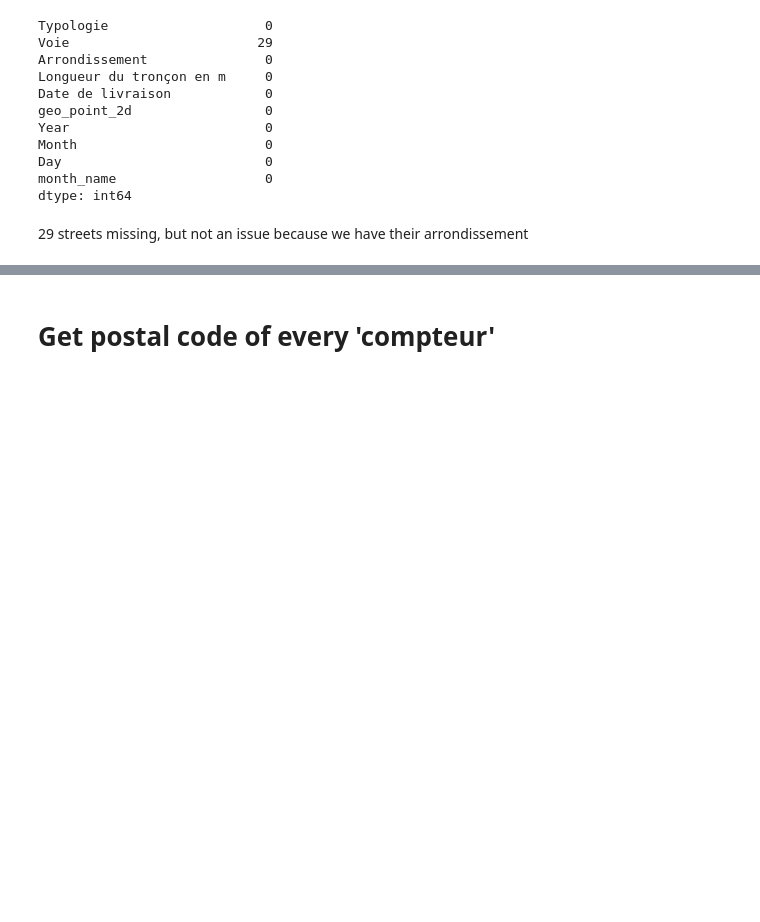
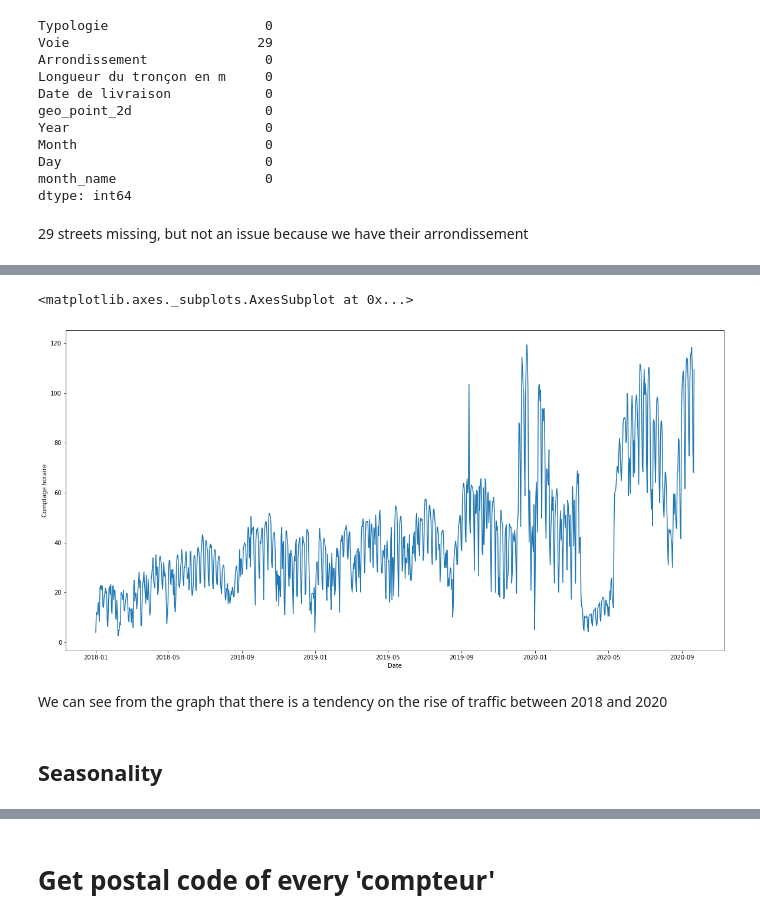
Before and after one commit to tmcdonald92/Bike-Traffic-In-Paris, a Jupyter notebook: Bycicles in Paris.ipynb, the cells around one changed output, grey strips where cells are left out. Cells and saved outputs as stored; diff of their text form; code cells hidden in the pictures; blank space fills up the shorter version.

```diff
--- a/Bycicles in Paris.ipynb
+++ b/Bycicles in Paris.ipynb
@@ -236,0 +293,3 @@ dtype: int64
+# %%
+total_traffic_date = total_traffic[['Comptage horaire','Date']].groupby(by=['Date'], as_index=False).mean()
+total_traffic_date
@@ -236,0 +310,10 @@ dtype: int64
+# %%
+figure(figsize=(20, 10))
+sns.lineplot(data=total_traffic_date, x="Date", y="Comptage horaire")
+# %% [output]
+<matplotlib.axes._subplots.AxesSubplot at 0x...>
+[figure, added]
+# %% [markdown]
+We can see from the graph that there is a tendency on the rise of traffic between 2018 and 2020
+# %% [markdown]
+## Seasonality
```
Also changed, not shown: parts of 24 cells of this notebook.
